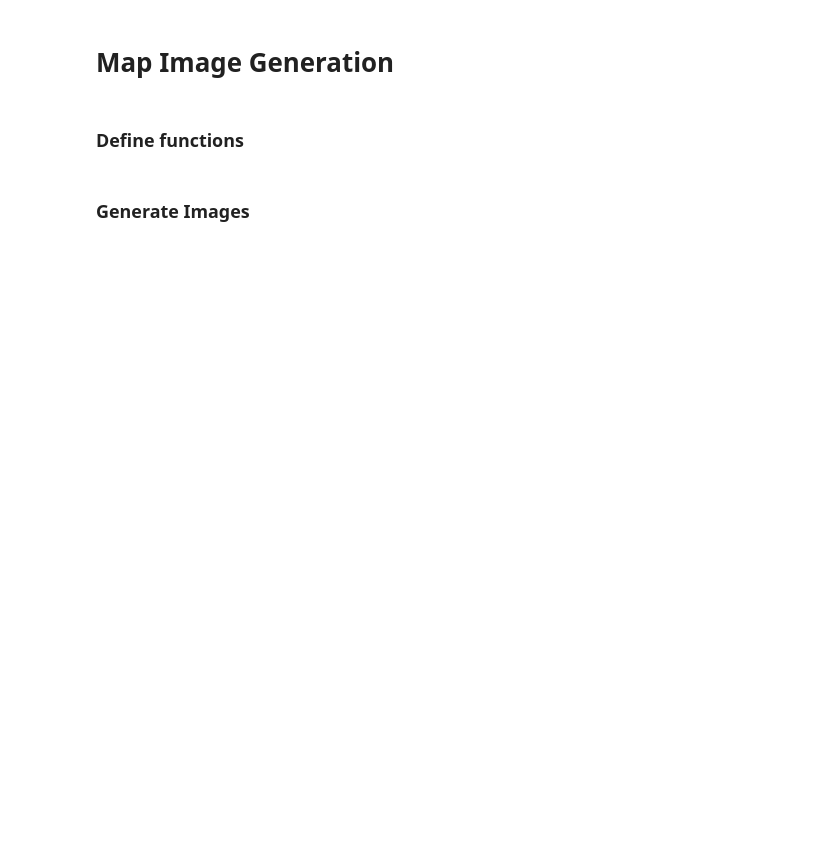
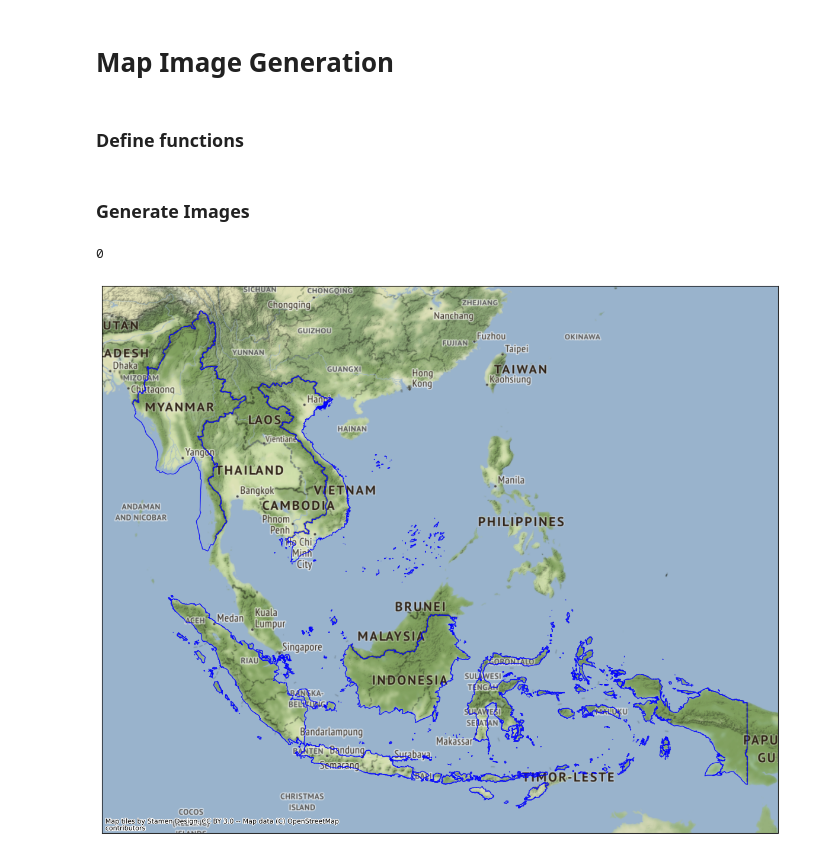
Before and after one commit to thinkingmachines/unicef-ai4d-research-bank, a Jupyter notebook: notebooks/generate_map_images.ipynb, the cells around one changed output. Saved outputs shown, nothing was run; the diff lists cells and outputs as text; code cells hidden in the pictures; blank space fills up the shorter version.

Commit message:
feat: Add generation of multi region images in notebook

```diff
--- a/notebooks/generate_map_images.ipynb
+++ b/notebooks/generate_map_images.ipynb
@@ -110,6 +110,37 @@ def make_image(id, admin_gdf, data_gdf, size=(17,12), admin_color='b', data_colo
     cx.add_basemap(ax,crs=crs.to_string())
     fig.set_size_inches(*size)
     plt.savefig(f'{output_dir}/{id}.png', pad_inches=0., bbox_inches='tight',dpi=100)
+# %%
+def make_multi_image(id, admin_gdfs, data_gdf, size=(17,12), admin_color='b', data_color='r', output_dir=Path(''),):
+    """
+    Creates an image file of a map with administrative and data overlays.
+
+    Parameters:
+        id (str): Unique identifier for the image file.
+        admin_gdf (GeoDataFrame or None): GeoDataFrame of administrative boundaries to overlay on the map. If None, no overlay will be added.
+        data_gdf (GeoDataFrame or None): GeoDataFrame of data points to overlay on the map. If None, no overlay will be added.
+        size (tuple of float): Size of the image in inches (width, height). Default is (17, 12).
+        admin_color (str): Color of the administrative boundary overlay. Default is 'b' (blue).
+        data_color (str): Color of the data point overlay. Default is 'r' (red).
+        output_dir (Path): Directory to save the output image file. Default is the current directory.
+    Returns:
+        None
+
+    Saves an image file of the map with overlays to the specified output directory with the specified ID. The image file will be a PNG file with a DPI of 100 and no padding around the edges.
+    """
+    crs = None
+    fig, ax = plt.subplots()
+    for admin_gdf in admin_gdfs:
+        ax = admin_gdf.plot(ax=ax, facecolor='none', edgecolor=admin_color, alpha=0.85)
+        if crs is None:
+            crs = admin_gdf.crs
+    if data_gdf is not None:
+        ax = data_gdf.plot(ax=ax, facecolor='none', edgecolor=data_color, alpha=0.25)
+        crs = data_gdf.crs
+    plt.tick_params(axis='both', which='both', bottom=False, top=False, left=False, right=False, labelbottom=False, labelleft=False)
+    cx.add_basemap(ax,crs=crs.to_string())
+    fig.set_size_inches(*size)
+    plt.savefig(f'{output_dir}/{id}.png', pad_inches=0., bbox_inches='tight',dpi=100)
 # %%
 def first(items):
     try:
@@ -160,6 +201,12 @@ def generate_region_image(region, image_args=dict(size=(17,12), admin_color='b',
     admin_gdf = get_admin_gdf(region)
     make_image(region, admin_gdf, None, output_dir=output_dir, **image_args)
     return 0
+# %%
+def generate_multi_region_image(regions, image_args=dict(size=(17,12), admin_color='b', data_color='r'), output_dir=Path('')) :
+    multi_region_name = '-'.join(regions)
+    admin_gdfs = [get_admin_gdf(region) for region in regions]
+    make_multi_image(multi_region_name, admin_gdfs, None, output_dir=output_dir, **image_args)
+    return 0
 # %% [markdown]
 ### Generate Images
 # %%
@@ -169,6 +217,12 @@ def generate_region_image(region, image_args=dict(size=(17,12), admin_color='b',
 # %%
 # generate_region_image('malaysia', output_dir=Path('region_imgs'))
 # %%
-regions = ['philippines','timor-leste','thailand', 'cambodia', 'laos', 'malaysia', 'indonesia', 'vietnam','myanmar']
-# regions = ['indonesia', 'vietnam','myanmar']
+# regions = ['philippines','timor-leste','thailand', 'cambodia', 'laos', 'malaysia', 'indonesia', 'vietnam','myanmar']
+regions = ['indonesia', 'vietnam','myanmar']
+# %%
+%%time
+generate_multi_region_image(regions, output_dir=Path('multi_region_imgs'))
+# %% [output]
+0
+[figure, added]
 # %%
```
Also changed, not shown: parts of 12 cells of this notebook, 1 other file.
